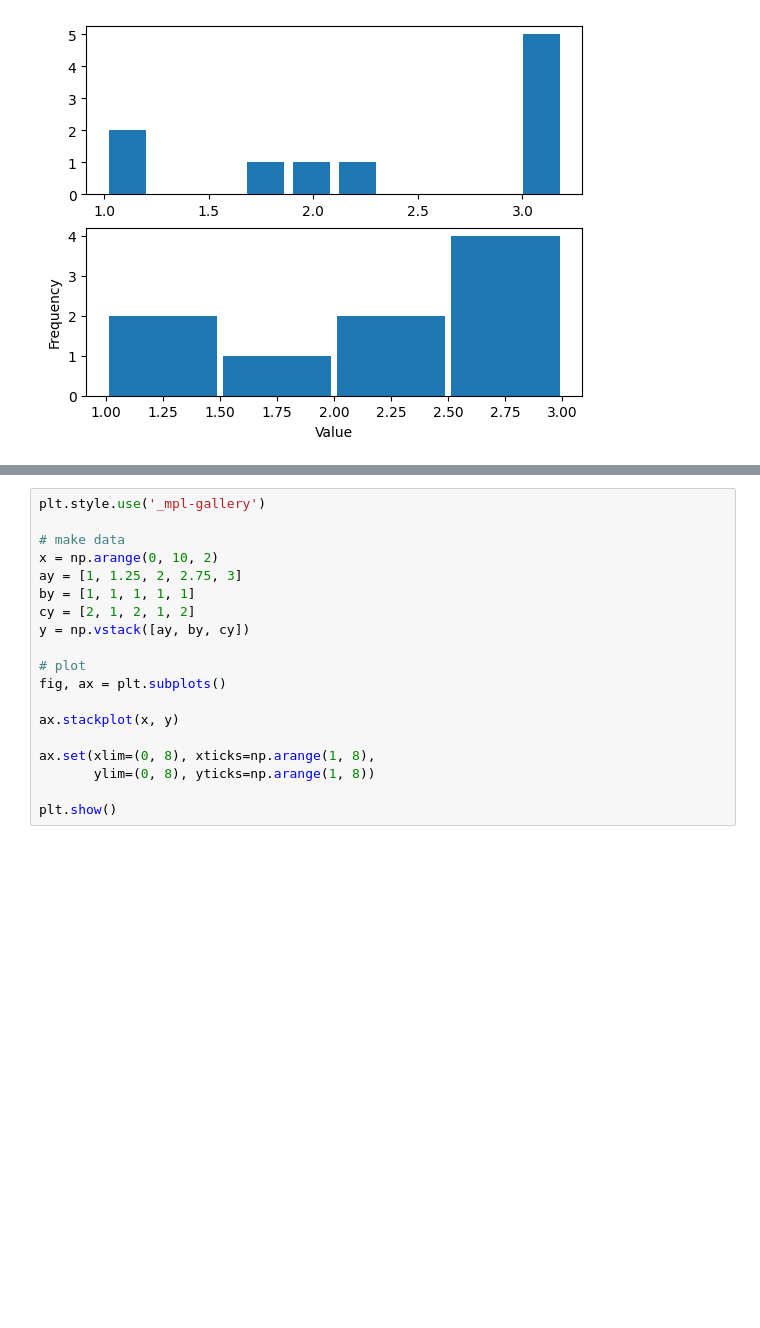
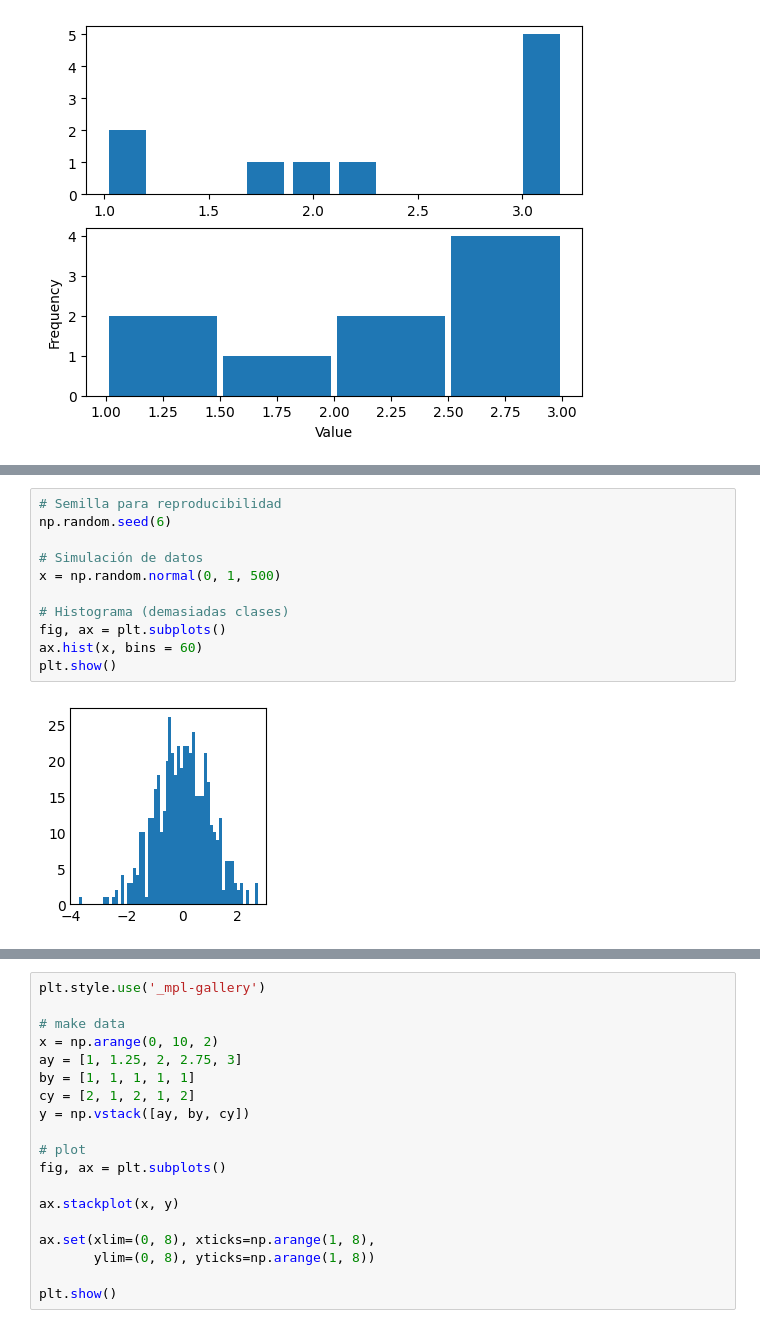
Before and after one commit to jorgenriquez/Inteligencia_artificial, a Jupyter notebook: Clase_02_Inteligencia_artificial.ipynb, the cells around one changed output, grey strips where cells are left out. Cells and saved outputs as stored; diff of their text form; blank space fills up the shorter version.

```diff
--- a/Clase_02_Inteligencia_artificial.ipynb
+++ b/Clase_02_Inteligencia_artificial.ipynb
@@ -199,0 +224,13 @@ plt.show()
+# %%
+# Semilla para reproducibilidad
+np.random.seed(6)
+
+# Simulación de datos
+x = np.random.normal(0, 1, 500)
+
+# Histograma (demasiadas clases)
+fig, ax = plt.subplots()
+ax.hist(x, bins = 60)
+plt.show()
+# %% [output]
+[figure, added]
```
Also changed, not shown: parts of 18 cells of this notebook.
